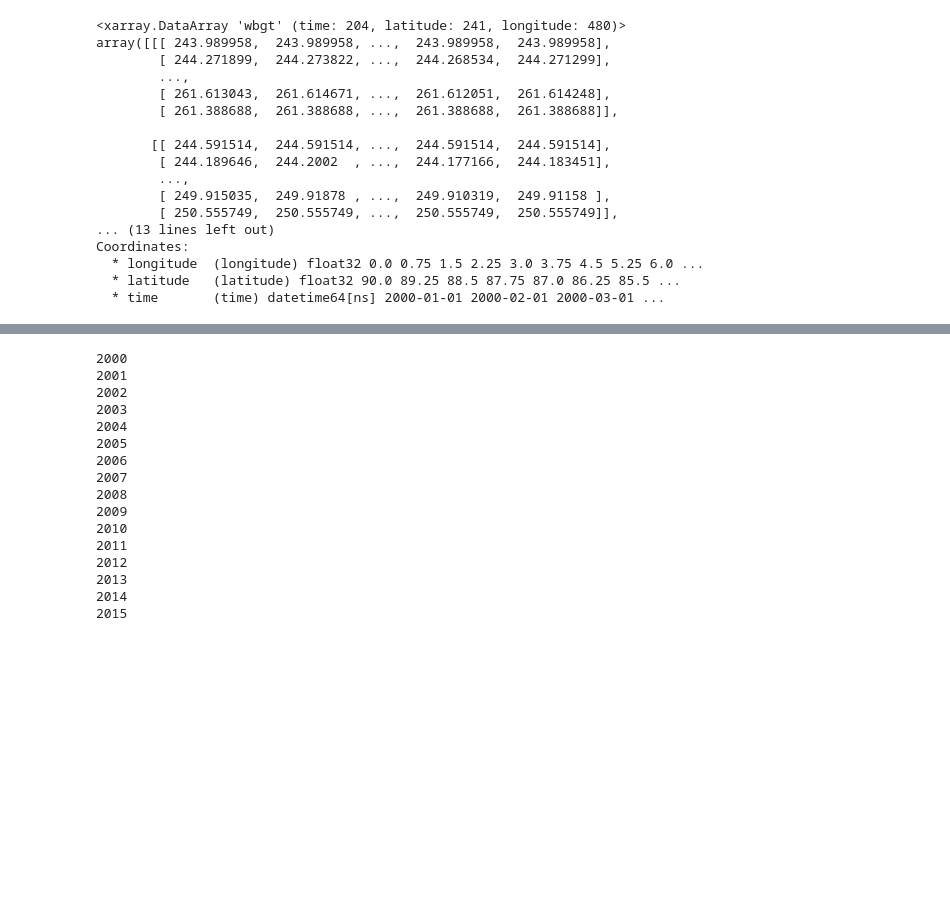
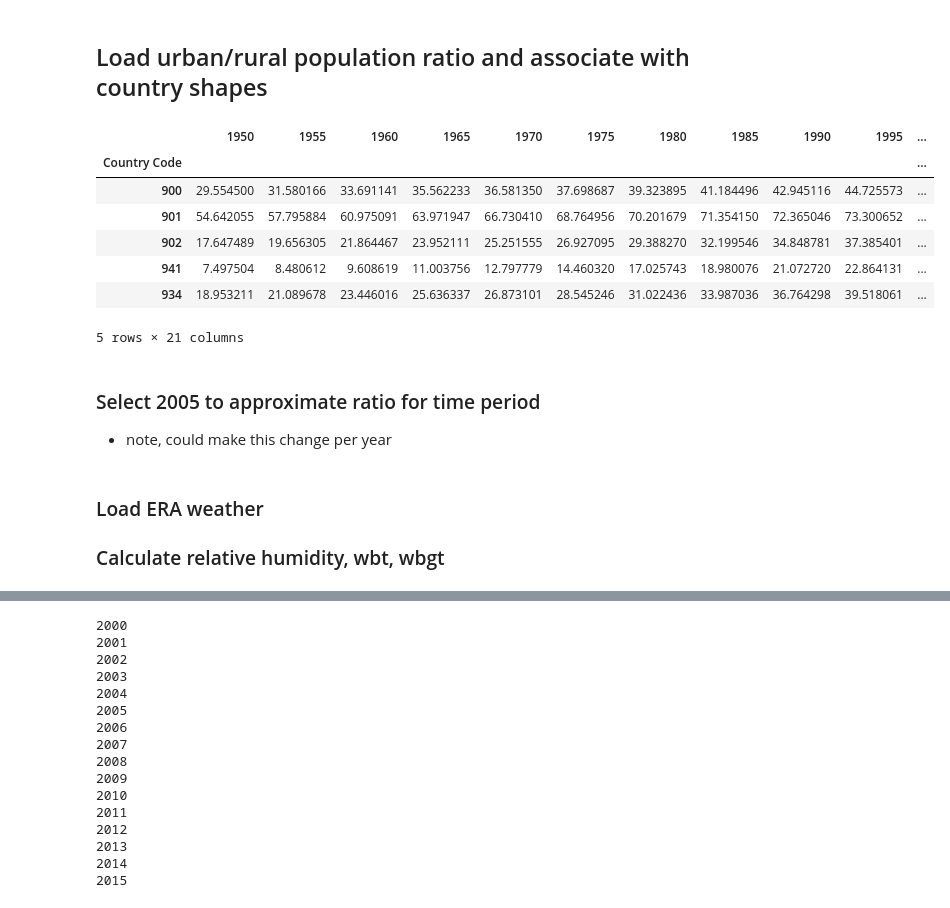
Before and after one commit to mangecoeur/health-climate-exposure, a Jupyter notebook: Calculate Labour capacity loss.ipynb, the cells around one changed output, grey strips where cells are left out. Cells and saved outputs as stored; diff of their text form; code cells hidden in the pictures; blank space fills up the shorter version.

```diff
--- a/Calculate Labour capacity loss.ipynb
+++ b/Calculate Labour capacity loss.ipynb
@@ -74,20 +43,16 @@ era_weather['wbgt'] = climate_conversions.calculate_wbgt(era_weather.temperature
-# %%
-era_weather['wbgt']
-# %% [output]
-<xarray.DataArray 'wbgt' (time: 204, latitude: 241, longitude: 480)>
-array([[[ 243.989958,  243.989958, ...,  243.989958,  243.989958],
-        [ 244.271899,  244.273822, ...,  244.268534,  244.271299],
-        ...,
-        [ 261.613043,  261.614671, ...,  261.612051,  261.614248],
-        [ 261.388688,  261.388688, ...,  261.388688,  261.388688]],
-
-       [[ 244.591514,  244.591514, ...,  244.591514,  244.591514],
-        [ 244.189646,  244.2002  , ...,  244.177166,  244.183451],
-        ...,
-        [ 249.915035,  249.91878 , ...,  249.910319,  249.91158 ],
-        [ 250.555749,  250.555749, ...,  250.555749,  250.555749]],
-... (13 lines left out)
-Coordinates:
-  * longitude  (longitude) float32 0.0 0.75 1.5 2.25 3.0 3.75 4.5 5.25 6.0 ...
-  * latitude   (latitude) float32 90.0 89.25 88.5 87.75 87.0 86.25 85.5 ...
-  * time       (time) datetime64[ns] 2000-01-01 2000-02-01 2000-03-01 ...
+# %% [markdown]
+## Load urban/rural population ratio and associate with country shapes
+# %%
+# Calculate rural pct
+un_urban = pd.read_csv(POP_DATA_SRC / 'UN' / 'urban_pop_percentage.csv', index_col='Country Code')
+un_urban = un_urban.drop(['Index', 'Major area, region, country or area', 'Note'], axis=1)
+un_urban.head()
+# %% [output]
+|  | 1950 | 1955 | 1960 | 1965 | 1970 | 1975 | 1980 | 1985 | 1990 | 1995 | ... |
+| Country Code |  |  |  |  |  |  |  |  |  |  | ... |
+| 900 | 29.554500 | 31.580166 | 33.691141 | 35.562233 | 36.581350 | 37.698687 | 39.323895 | 41.184496 | 42.945116 | 44.725573 | ... |
+| 901 | 54.642055 | 57.795884 | 60.975091 | 63.971947 | 66.730410 | 68.764956 | 70.201679 | 71.354150 | 72.365046 | 73.300652 | ... |
+| 902 | 17.647489 | 19.656305 | 21.864467 | 23.952111 | 25.251555 | 26.927095 | 29.388270 | 32.199546 | 34.848781 | 37.385401 | ... |
+| 941 | 7.497504 | 8.480612 | 9.608619 | 11.003756 | 12.797779 | 14.460320 | 17.025743 | 18.980076 | 21.072720 | 22.864131 | ... |
+| 934 | 18.953211 | 21.089678 | 23.446016 | 25.636337 | 26.873101 | 28.545246 | 31.022436 | 33.987036 | 36.764298 | 39.518061 | ... |
+5 rows × 21 columns
@@ -93,0 +75,4 @@ Coordinates:
+# %% [markdown]
+### Select 2005 to approximate ratio for time period
+
+- note, could make this change per year
@@ -93,0 +84,3 @@ Coordinates:
+# %% [markdown]
+### Load ERA weather
+### Calculate relative humidity, wbt, wbgt
```
Also changed, not shown: parts of 26 cells of this notebook, 3 other files.
